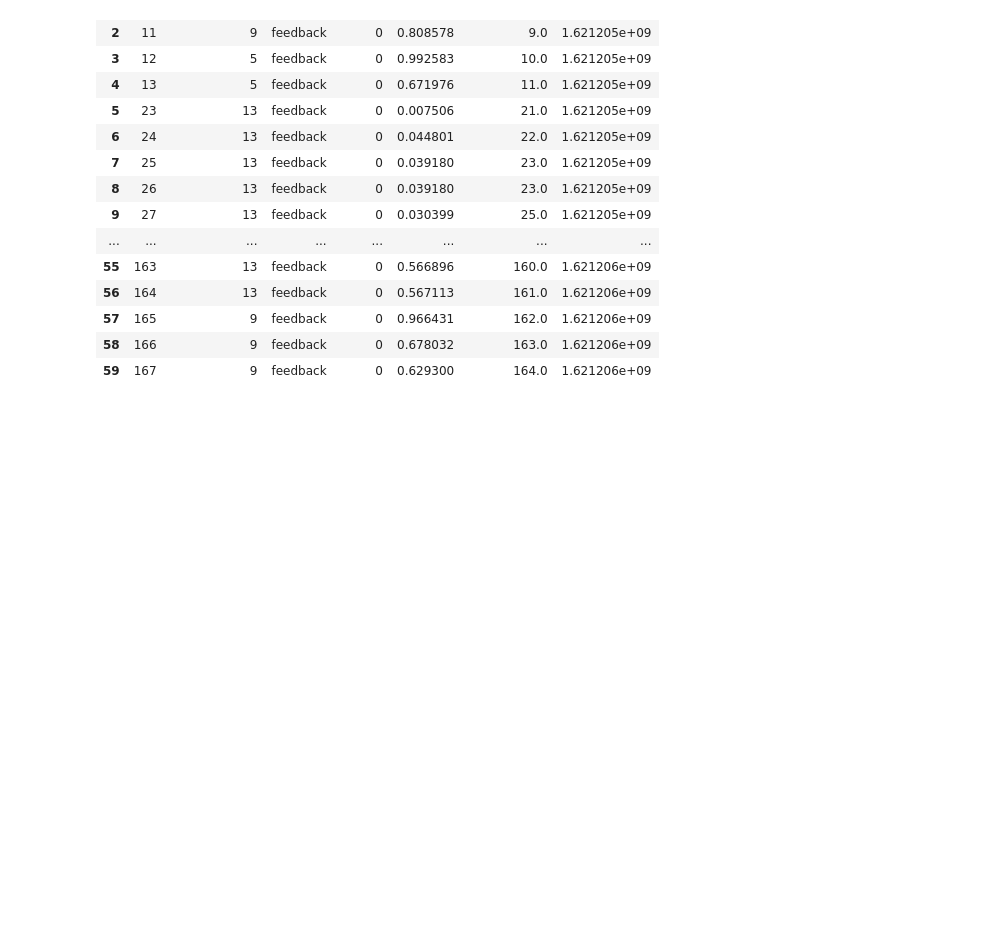
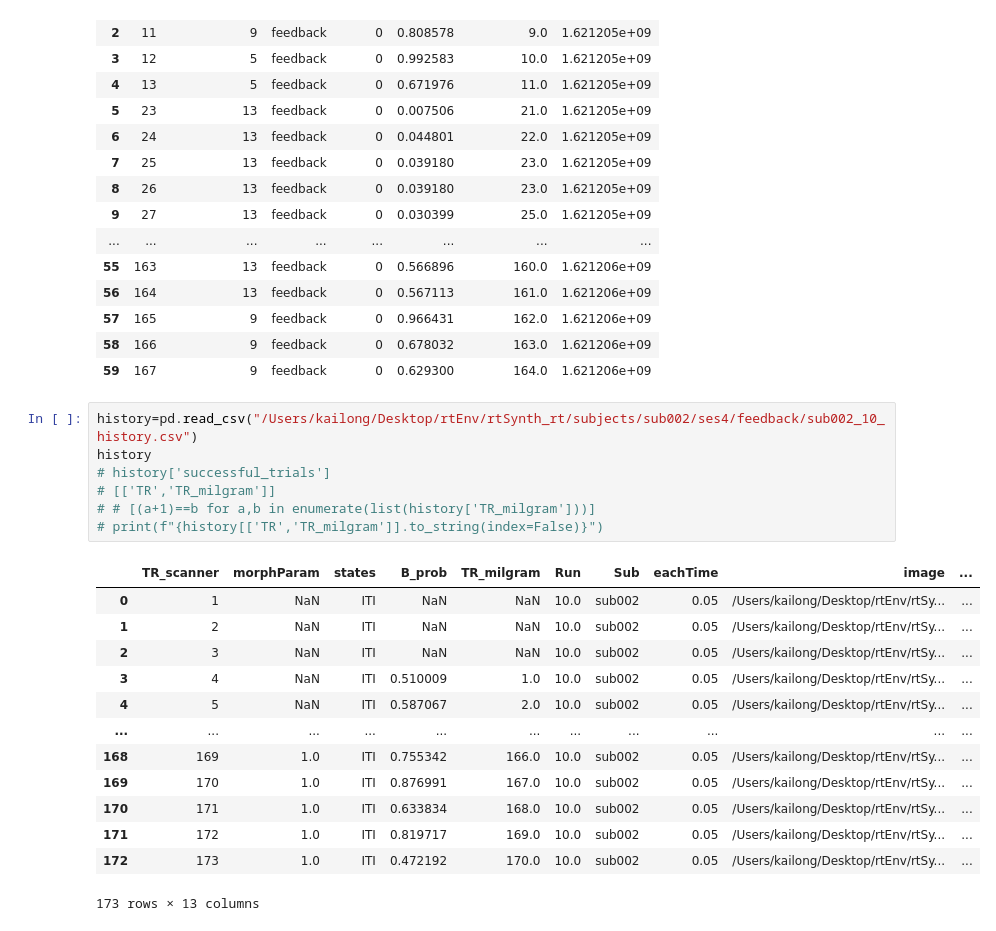
Before and after one commit to ericabusch/rtSynth_rt, a Jupyter notebook: view_adaptiveThreshold.ipynb, the cells around one changed output. Cells and saved outputs as stored; diff of their text form; blank space fills up the shorter version.

```diff
--- a/view_adaptiveThreshold.ipynb
+++ b/view_adaptiveThreshold.ipynb
@@ -120,3 +120,24 @@ a
 | 57 | 165 | 9 | feedback | 0 | 0.966431 | 162.0 | 1.621206e+09 |
 | 58 | 166 | 9 | feedback | 0 | 0.678032 | 163.0 | 1.621206e+09 |
 | 59 | 167 | 9 | feedback | 0 | 0.629300 | 164.0 | 1.621206e+09 |
+# %%
+history=pd.read_csv("/Users/kailong/Desktop/rtEnv/rtSynth_rt/subjects/sub002/ses4/feedback/sub002_10_history.csv")
+history
+# history['successful_trials']
+# [['TR','TR_milgram']]
+# # [(a+1)==b for a,b in enumerate(list(history['TR_milgram']))]
+# print(f"{history[['TR','TR_milgram']].to_string(index=False)}")
+# %% [output]
+|  | TR_scanner | morphParam | states | B_prob | TR_milgram | Run | Sub | eachTime | image | ... |
+| 0 | 1 | NaN | ITI | NaN | NaN | 10.0 | sub002 | 0.05 | /Users/kailong/Desktop/rtEnv/rtSy... | ... |
+| 1 | 2 | NaN | ITI | NaN | NaN | 10.0 | sub002 | 0.05 | /Users/kailong/Desktop/rtEnv/rtSy... | ... |
+| 2 | 3 | NaN | ITI | NaN | NaN | 10.0 | sub002 | 0.05 | /Users/kailong/Desktop/rtEnv/rtSy... | ... |
+| 3 | 4 | NaN | ITI | 0.510009 | 1.0 | 10.0 | sub002 | 0.05 | /Users/kailong/Desktop/rtEnv/rtSy... | ... |
+| 4 | 5 | NaN | ITI | 0.587067 | 2.0 | 10.0 | sub002 | 0.05 | /Users/kailong/Desktop/rtEnv/rtSy... | ... |
+| ... | ... | ... | ... | ... | ... | ... | ... | ... | ... | ... |
+| 168 | 169 | 1.0 | ITI | 0.755342 | 166.0 | 10.0 | sub002 | 0.05 | /Users/kailong/Desktop/rtEnv/rtSy... | ... |
+| 169 | 170 | 1.0 | ITI | 0.876991 | 167.0 | 10.0 | sub002 | 0.05 | /Users/kailong/Desktop/rtEnv/rtSy... | ... |
+| 170 | 171 | 1.0 | ITI | 0.633834 | 168.0 | 10.0 | sub002 | 0.05 | /Users/kailong/Desktop/rtEnv/rtSy... | ... |
+| 171 | 172 | 1.0 | ITI | 0.819717 | 169.0 | 10.0 | sub002 | 0.05 | /Users/kailong/Desktop/rtEnv/rtSy... | ... |
+| 172 | 173 | 1.0 | ITI | 0.472192 | 170.0 | 10.0 | sub002 | 0.05 | /Users/kailong/Desktop/rtEnv/rtSy... | ... |
+173 rows × 13 columns
```
Also changed, not shown: 2 other files.
